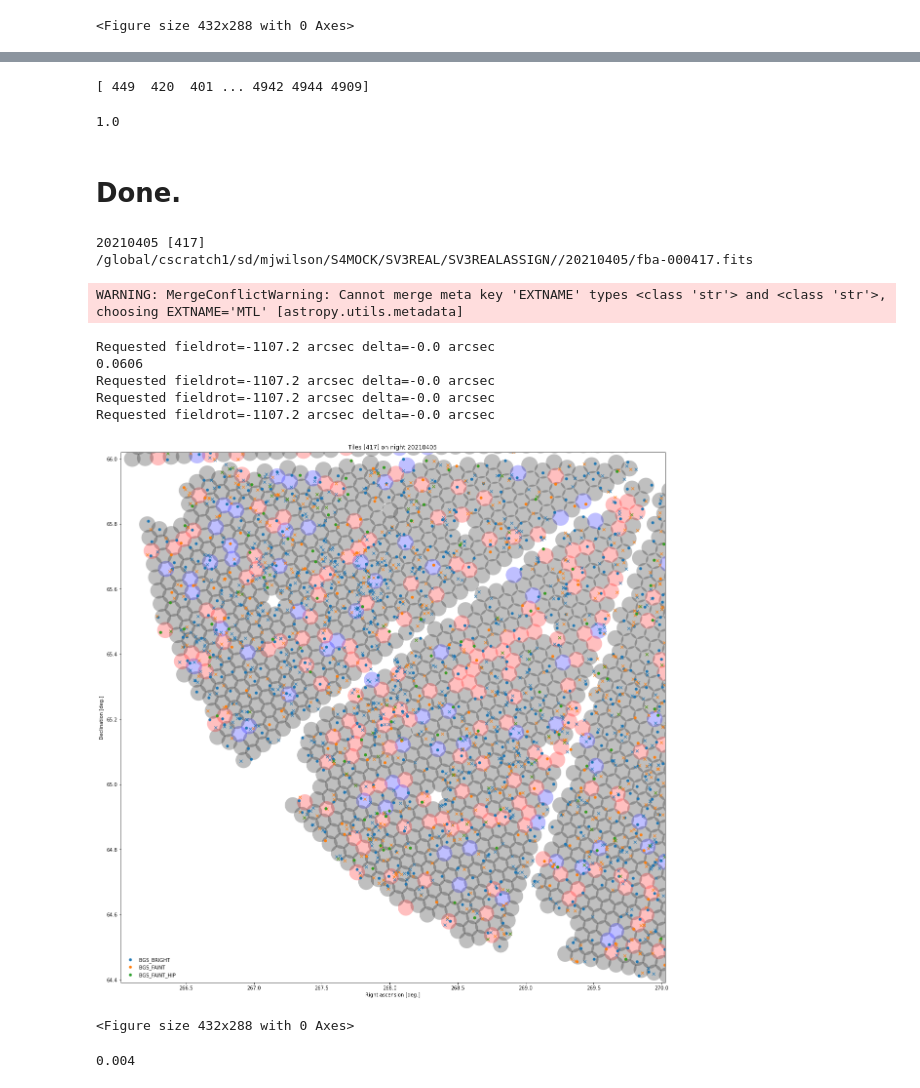
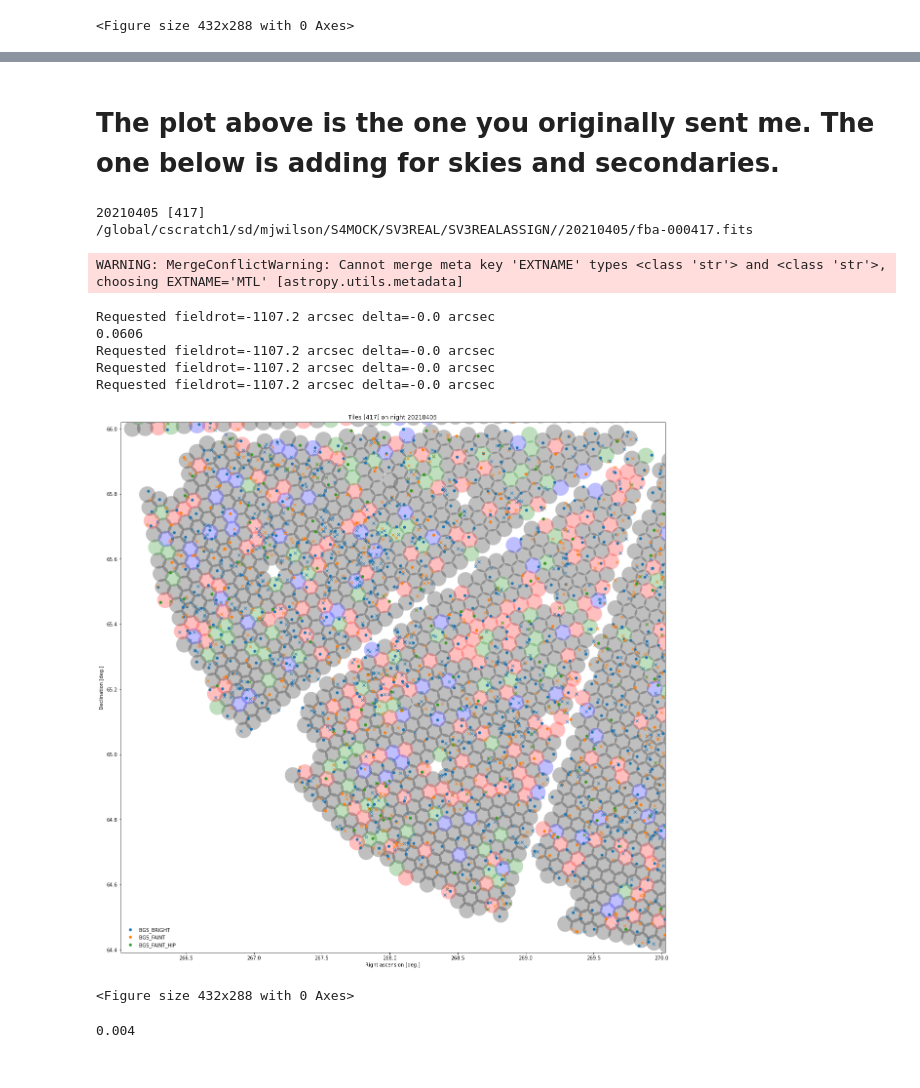
Before and after one commit to michaelJwilson/S4Mock, a Jupyter notebook: fatile_plot.ipynb, the cells around one changed output, grey strips where cells are left out. Drawn from its saved outputs; the diff is of its cells as text; code cells hidden in the pictures.

```diff
--- a/fatile_plot.ipynb
+++ b/fatile_plot.ipynb
@@ -451,14 +359,5 @@ plt.hist(diff_dec)
-# %%
-#good fibers
-print(fba['FIBER'].data)
-
-np.mean(np.isin(fp['FIBER'].data,fba['FIBER'].data))
-np.mean(np.isin(fba['FIBER'].data,fp['FIBER'].data))
-# %% [output]
-[ 449  420  401 ... 4942 4944 4909]
-1.0
 # %% [markdown]
-# Done.
+# The plot above is the one you originally sent me.  The one below is adding for skies and secondaries.
 # %%
 for night in nights:
     fbas      = sorted(glob.glob(root + '/' + night + '/fba-*.fits'))
@@ -509,12 +408,11 @@ for night in nights:
 
         fba   = fba[fba['FIBERSTATUS'] == 0]
 
+
         sky = fba[(fba['FA_TYPE']==4)]
-        # remove skies
+
+        #Get rid of skies.  Why doesnt it work if we do sky = fba[(fba['FA_TYPE']==1)], where 1 corrosponds to science targets?
         fba   = fba[(fba['FA_TYPE'].data & 4) == 0]
-
-
-
 
 
         # Only keep targets available to a good fiber.
@@ -527,6 +425,8 @@ for night in nights:
 
         glocs = fba['LOCATION']
         sky = sky['LOCATION']
+
+        #have to do this after joining because then the sv3_bgs_target column is there
         x = fba[(fba['SV3_BGS_TARGET'].data) != 0]
         secondary = x[(x['SV3_SCND_TARGET'].data>0)]
 
@@ -580,19 +480,20 @@ for night in nights:
             e.set_clip_box(axes[i].bbox)
             e.set_alpha(0.25)
 
-            if glocs[k]:
+            if secondary[k]:
+                e.set_facecolor('green')
+
+            elif glocs[k]:
                 e.set_facecolor('black')
 
             elif sky[k]:
                 e.set_facecolor('blue')
 
-            elif secondary[k]:
-                e.set_facecolor('green')
 
             else:
                 e.set_facecolor('r')
 
-
+        #this plots the actual targets
         for j, ttype in enumerate(['BGS_BRIGHT', 'BGS_FAINT', 'BGS_FAINT_HIP']):
             # Keep only BGS Bright.
             _fba   =  fba[(fba['SV3_BGS_TARGET'].data  & bgs_mask[ttype]) != 0]
@@ -613,33 +514,33 @@ for night in nights:
             axes[i].plot(ras, decs, marker='.', lw=0.0, markersize=10, label=ttype, c=colors[j])
 
 
 
         left=tra-tile_radii / np.cos(np.radians(tdec))
         bottom=tdec-tile_radii
 
         axes[i].set_xlim(right=tra, left=left)
         axes[i].set_ylim(top=tdec, bottom=bottom)
 
         break
 
 
     pl.xlabel('Right ascension [deg.]')
     pl.ylabel('Declination [deg.]')
     pl.legend(frameon=False, loc=3)
     pl.title('Tiles {} on night {}'.format(ts, night))
     pl.show()
     pl.clf()
 
     break
 # %% [output]
 20210405 [417]
 /global/cscratch1/sd/mjwilson/S4MOCK/SV3REAL/SV3REALASSIGN//20210405/fba-000417.fits
 WARNING: MergeConflictWarning: Cannot merge meta key 'EXTNAME' types <class 'str'> and <class 'str'>, choosing EXTNAME='MTL' [astropy.utils.metadata]
 Requested fieldrot=-1107.2 arcsec delta=-0.0 arcsec
 0.0606
 Requested fieldrot=-1107.2 arcsec delta=-0.0 arcsec
 Requested fieldrot=-1107.2 arcsec delta=-0.0 arcsec
 Requested fieldrot=-1107.2 arcsec delta=-0.0 arcsec
-[figure, old version]
+[figure, new version]
 <Figure size 432x288 with 0 Axes>
 # %%
```
Also changed, not shown: parts of 6 cells of this notebook.
